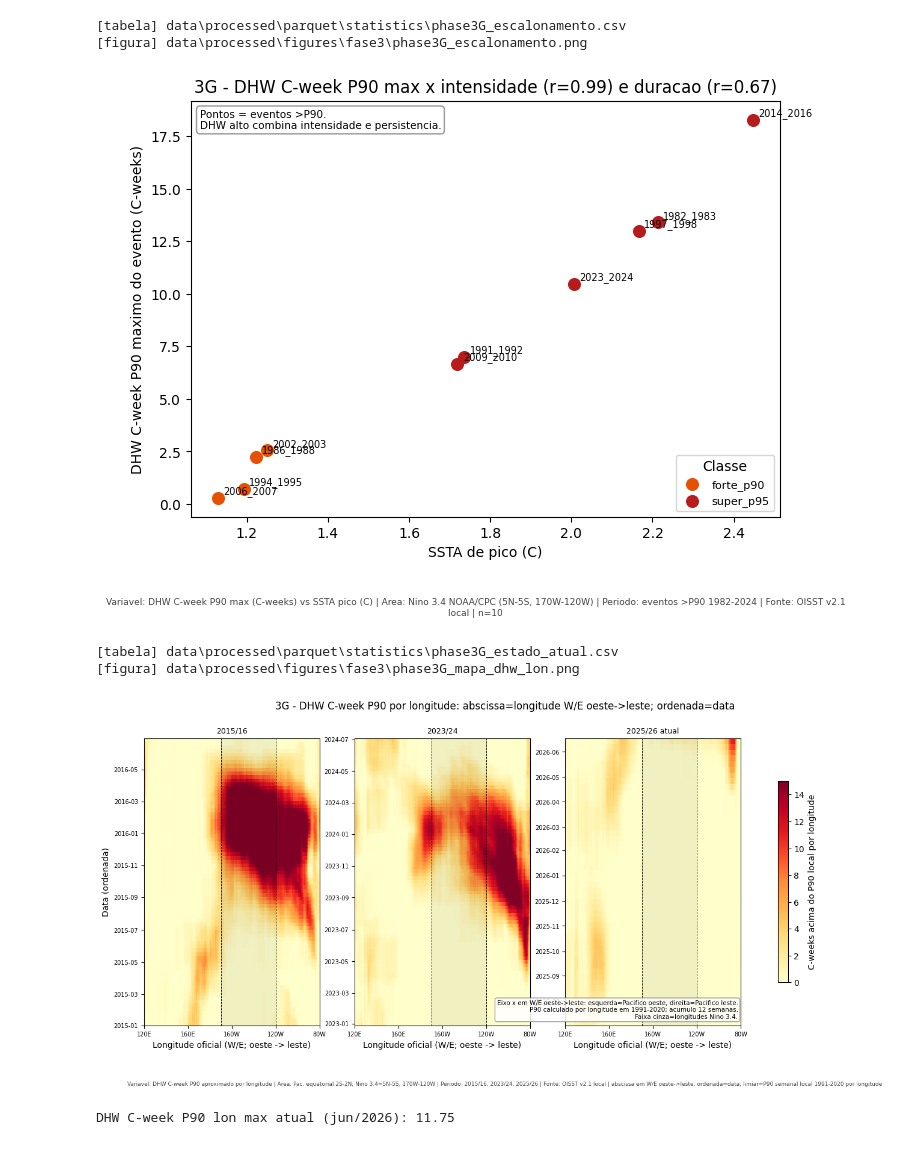
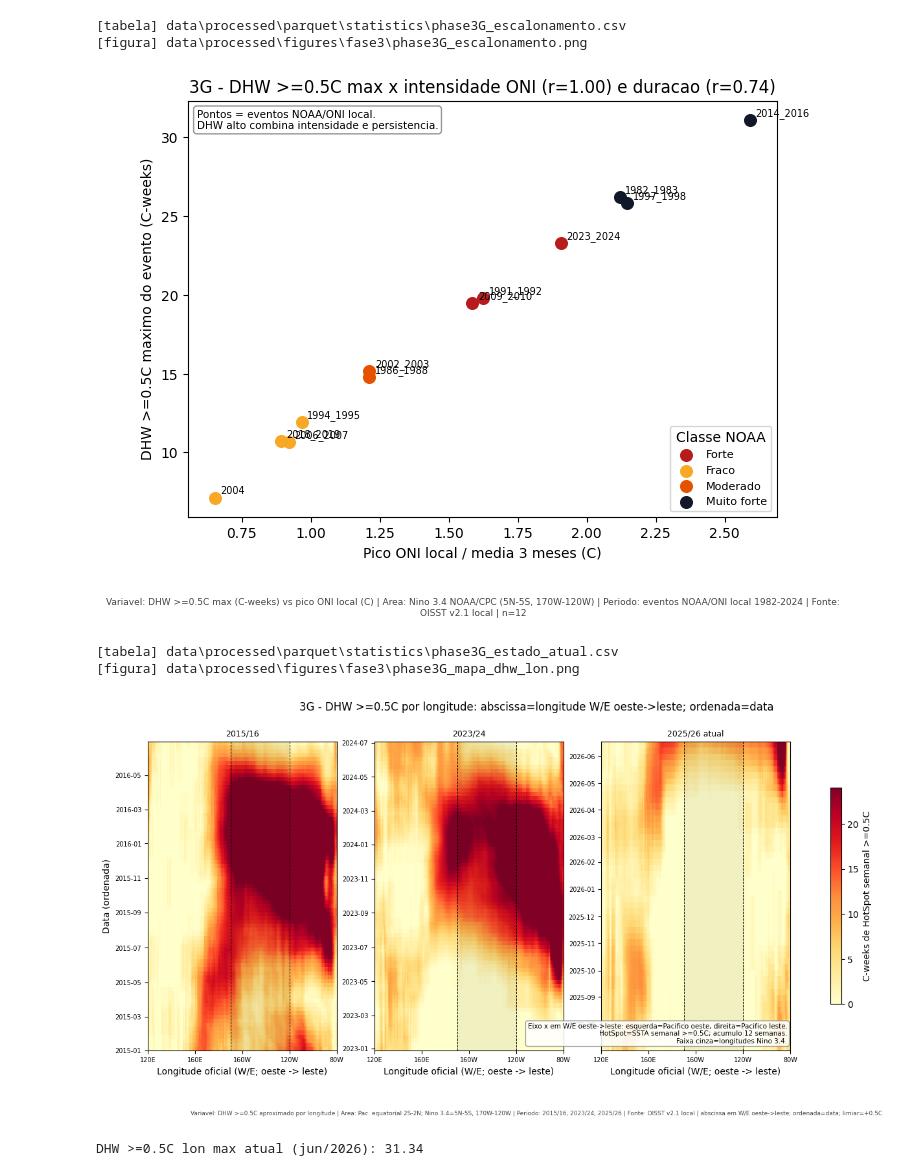
Before and after one commit to thiago-vilar/Nino26, a Jupyter notebook: notebooks/fase3/3G_ciclo_vida_dhw.ipynb, the cells around one changed output. Drawn from its saved outputs; the diff is of its cells as text; code cells hidden in the pictures.

```diff
--- a/notebooks/fase3/3G_ciclo_vida_dhw.ipynb
+++ b/notebooks/fase3/3G_ciclo_vida_dhw.ipynb
@@ -96,42 +100,40 @@ met=pd.DataFrame(rows); u.save_table(met,'phase3G_eventos_dhw.csv',index=False);
 # %%
 mm=met.dropna(subset=['dhw_maximo'])
-ri=float(np.corrcoef(mm['dhw_maximo'],mm['ssta_pico_c'])[0,1]); rd=float(np.corrcoef(mm['dhw_maximo'],mm['duracao_meses'])[0,1])
-u.save_table(pd.DataFrame([{'metrica_dhw':'dhw_cweek_p90','relacao':'dhw_max x ssta_pico','r':round(ri,3),'n':len(mm)},{'metrica_dhw':'dhw_cweek_p90','relacao':'dhw_max x duracao','r':round(rd,3),'n':len(mm)}]),'phase3G_escalonamento.csv',index=False)
-cores={'super_p95':'#b71c1c','forte_p90':'#e65100'}
+ri=float(np.corrcoef(mm['dhw_maximo'],mm['oni_pico_c'])[0,1]); rd=float(np.corrcoef(mm['dhw_maximo'],mm['duracao_estacoes_oni'])[0,1])
+u.save_table(pd.DataFrame([{'metrica_dhw':'dhw_cweek_0p5_12w','relacao':'dhw_max x oni_pico','r':round(ri,3),'n':len(mm)},{'metrica_dhw':'dhw_cweek_0p5_12w','relacao':'dhw_max x duracao_oni','r':round(rd,3),'n':len(mm)}]),'phase3G_escalonamento.csv',index=False)
 fig,ax=plt.subplots(figsize=(7.6,5.4))
-for cls,g in mm.groupby('classe'): ax.scatter(g['ssta_pico_c'],g['dhw_maximo'],label=cls,color=cores.get(cls,'k'),s=70)
-for _,r in mm.iterrows(): ax.annotate(r['event_id'].replace('el_nino_oisst_',''),(r['ssta_pico_c'],r['dhw_maximo']),fontsize=7,xytext=(4,3),textcoords='offset points')
-ax.set_xlabel('SSTA de pico (C)'); ax.set_ylabel('DHW C-week P90 maximo do evento (C-weeks)'); ax.legend(fontsize=8,title='Classe')
-ax.set_title(f'3G - DHW C-week P90 max x intensidade (r={ri:.2f}) e duracao (r={rd:.2f})')
-u.add_note(ax,'Pontos = eventos >P90.\nDHW alto combina intensidade e persistencia.',loc='upper left')
-u.stamp_caption(fig,variavel='DHW C-week P90 max (C-weeks) vs SSTA pico (C)',area=u.CAIXAS['nino34'],periodo='eventos >P90 1982-2024',fonte='OISST v2.1 local',n=str(len(mm)))
+for cls,g in mm.groupby('classe'):
+    meta=u.elnino_group_style(cls); ax.scatter(g['oni_pico_c'],g['dhw_maximo'],label=meta['rotulo_curto'],color=meta['color'],s=70)
+for _,r in mm.iterrows(): ax.annotate(r['event_id'].replace('el_nino_oisst_',''),(r['oni_pico_c'],r['dhw_maximo']),fontsize=7,xytext=(4,3),textcoords='offset points')
+ax.set_xlabel('Pico ONI local / media 3 meses (C)'); ax.set_ylabel('DHW >=0.5C maximo do evento (C-weeks)'); ax.legend(fontsize=8,title='Classe NOAA')
+ax.set_title(f'3G - DHW >=0.5C max x intensidade ONI (r={ri:.2f}) e duracao (r={rd:.2f})')
+u.add_note(ax, 'Pontos = eventos NOAA/ONI local.\nDHW alto combina intensidade e persistencia.', loc='upper left')
+u.stamp_caption(fig,variavel='DHW >=0.5C max (C-weeks) vs pico ONI local (C)',area=u.CAIXAS['nino34'],periodo='eventos NOAA/ONI local 1982-2024',fonte='OISST v2.1 local',n=str(len(mm)))
 u.save_fig(fig,'phase3G_escalonamento.png'); plt.show()
 # %% [output]
 [tabela] data\processed\parquet\statistics\phase3G_escalonamento.csv
 [figura] data\processed\figures\fase3\phase3G_escalonamento.png
-[figure, old version]
+[figure, new version]
 # %%
 eq=u.load_eqband_weekly()
-ref=eq.loc['1991-01-01':'2020-12-31']
-p90_lon=ref.quantile(0.90)
-exc=(eq-p90_lon).clip(lower=0)
-dl=exc.rolling(12,min_periods=12).sum()
+hot=eq.where(eq>=0.5,0.0)
+dl=hot.rolling(12,min_periods=12).sum()
 wins=[('2015-01-04','2016-06-26','2015/16'),('2023-01-01','2024-06-30','2023/24'),('2025-07-01',None,'2025/26 atual')]
 fig,axes=plt.subplots(1,3,figsize=(16,6.2)); lon=eq.columns.values
 for ax,(t0,t1,tt) in zip(axes,wins):
-    seg=dl.loc[t0:t1] if t1 else dl.loc[t0:]; pc=ax.pcolormesh(lon,seg.index,seg.values,cmap='YlOrRd',vmin=0,vmax=15,shading='auto')
+    seg=dl.loc[t0:t1] if t1 else dl.loc[t0:]; pc=ax.pcolormesh(lon,seg.index,seg.values,cmap='YlOrRd',vmin=0,vmax=24,shading='auto')
     u.add_nino34_lon_band(ax,label=False); u.format_lon_axis(ax, xlabel='Longitude oficial (W/E; oeste -> leste)')
     ax.set_title(tt,fontsize=9); ax.tick_params(labelsize=7)
 axes[0].set_ylabel('Data (ordenada)')
-fig.suptitle('3G - DHW C-week P90 por longitude: abscissa=longitude W/E oeste->leste; ordenada=data')
-fig.colorbar(pc,ax=axes,label='C-weeks acima do P90 local por longitude',shrink=.7)
-u.add_note(axes[-1],'Eixo x em W/E oeste->leste: esquerda=Pacifico oeste, direita=Pacifico leste.\nP90 calculado por longitude em 1991-2020; acumulo 12 semanas.\nFaixa cinza=longitudes Nino 3.4.',loc='lower right')
-u.stamp_caption(fig,variavel='DHW C-week P90 aproximado por longitude',area='Pac. equatorial 2S-2N; Nino 3.4=5N-5S, 170W-120W',periodo='2015/16, 2023/24, 2025/26',fonte='OISST v2.1 local',extra='abscissa em W/E oeste->leste; ordenada=data; limiar=P90 semanal local 1991-2020 por longitude')
-at=dl.loc['2026-06-01':].max().max(); u.save_table(pd.DataFrame([{'dhw_cweek_p90_lon_max_atual_cweeks':round(float(at),2)}]),'phase3G_estado_atual.csv',index=False)
-u.save_fig(fig,'phase3G_mapa_dhw_lon.png'); plt.show(); print('DHW C-week P90 lon max atual (jun/2026):',round(float(at),2))
+fig.suptitle('3G - DHW >=0.5C por longitude: abscissa=longitude W/E oeste->leste; ordenada=data')
+fig.colorbar(pc,ax=axes,label='C-weeks de HotSpot semanal >=0.5C',shrink=.7)
+u.add_note(axes[-1], 'Eixo x em W/E oeste->leste: esquerda=Pacifico oeste, direita=Pacifico leste.\nHotSpot=SSTA semanal >=0.5C; acumulo 12 semanas.\nFaixa cinza=longitudes Nino 3.4.', loc='lower right')
+u.stamp_caption(fig,variavel='DHW >=0.5C aproximado por longitude',area='Pac. equatorial 2S-2N; Nino 3.4=5N-5S, 170W-120W',periodo='2015/16, 2023/24, 2025/26',fonte='OISST v2.1 local',extra='abscissa em W/E oeste->leste; ordenada=data; limiar=+0.5C')
+at=dl.loc['2026-06-01':].max().max(); u.save_table(pd.DataFrame([{'dhw_ge_0p5_lon_max_atual_cweeks':round(float(at),2)}]),'phase3G_estado_atual.csv',index=False)
+u.save_fig(fig,'phase3G_mapa_dhw_lon.png'); plt.show(); print('DHW >=0.5C lon max atual (jun/2026):',round(float(at),2))
 # %% [output]
 [tabela] data\processed\parquet\statistics\phase3G_estado_atual.csv
 [figura] data\processed\figures\fase3\phase3G_mapa_dhw_lon.png
-[figure, old version]
+[figure, new version]
-DHW C-week P90 lon max atual (jun/2026): 11.75
+DHW >=0.5C lon max atual (jun/2026): 31.34
 # %% [markdown]
```
Also changed, not shown: parts of 4 cells of this notebook, 30 other files.
